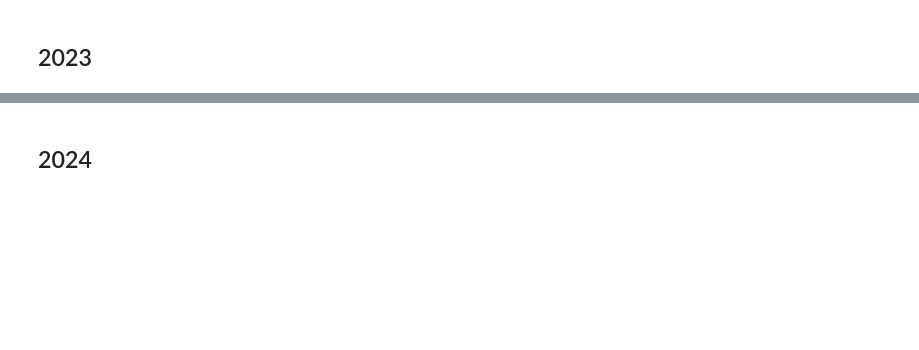
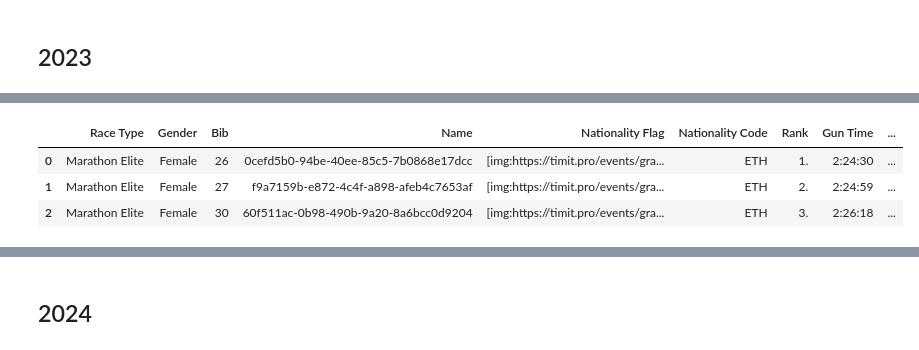
Before and after one commit to Tuwaiq-DS-ML-bootcamp-V-9/Usecase-1, a Jupyter notebook: 4-EDA explain - usecase1-v2.ipynb, the cells around one changed output, grey strips where cells are left out. Drawn from its saved outputs; the diff is of its cells as text; code cells hidden in the pictures; blank space fills up the shorter version.

```diff
--- a/4-EDA explain - usecase1-v2.ipynb
+++ b/4-EDA explain - usecase1-v2.ipynb
@@ -1419,0 +1812,10 @@ marathon_df_2022.dtypes
+# %%
+marathon_df_2023['Gender'].map(lambda x: x.split('_')[1])#.value_counts()
+marathon_df_2023['Gender'] = marathon_df_2023['Gender'].map(lambda x: x.split('_')[1])
+# %%
+marathon_df_2023.head(3)
+# %% [output]
+|  | Race Type | Gender | Bib | Name | Nationality Flag | Nationality Code | Rank | Gun Time | ... |
+| 0 | Marathon Elite | Female | 26 | 0cefd5b0-94be-40ee-85c5-7b0868e17dcc | [img:https://timit.pro/events/gra... | ETH | 1. | 2:24:30 | ... |
+| 1 | Marathon Elite | Female | 27 | f9a7159b-e872-4c4f-a898-afeb4c7653af | [img:https://timit.pro/events/gra... | ETH | 2. | 2:24:59 | ... |
+| 2 | Marathon Elite | Female | 30 | 60f511ac-0b98-490b-9a20-8a6bcc0d9204 | [img:https://timit.pro/events/gra... | ETH | 3. | 2:26:18 | ... |
```
Also changed, not shown: parts of 126 cells of this notebook.
